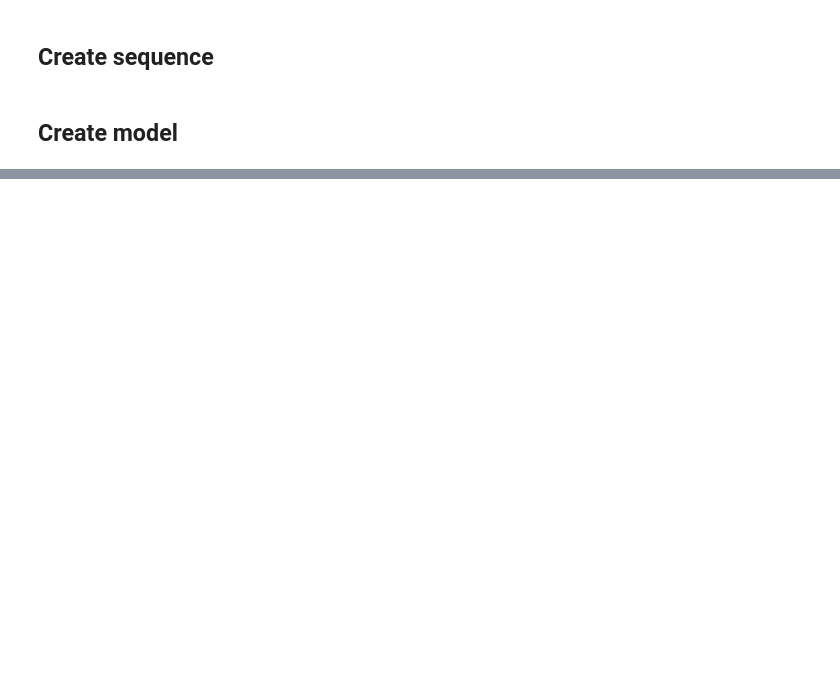
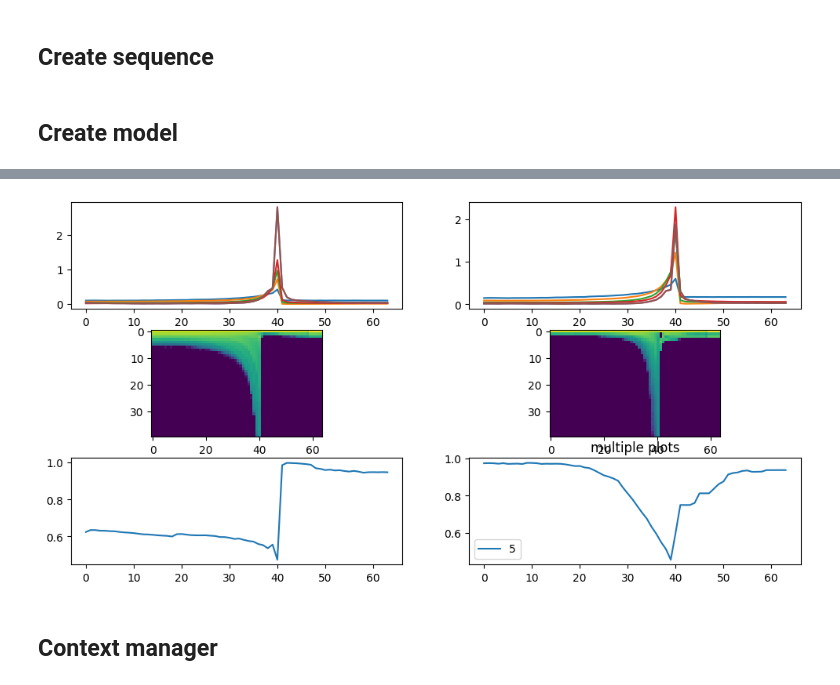
Before and after one commit to quangvu0702/course22p2, a Jupyter notebook: practice_nbs/001_hooks.ipynb, the cells around one changed output, grey strips where cells are left out. Drawn from its saved outputs; the diff is of its cells as text; code cells hidden in the pictures; blank space fills up the shorter version.

```diff
--- a/practice_nbs/001_hooks.ipynb
+++ b/practice_nbs/001_hooks.ipynb
@@ -96,0 +161,23 @@ plt.show()
+# %%
+import matplotlib.pyplot as plt
+
+
+fig, axes = plt.subplots(nrows=3, ncols=2, figsize=(12,6))
+for i, hook in enumerate(hooks):
+    axes[0][0].plot(hook.means, label=i)
+for i, hook in enumerate(hooks):
+    axes[0][1].plot(hook.stds, label=i)
+
+axes[1][0].imshow(torch.stack(hooks[1].hists).t().float().log1p())
+axes[1][1].imshow(torch.stack(hooks[3].hists).t().float().log1p())
+
+axes[2][0].plot([hist[0] / hist.sum() for hist in hooks[1].hists], label=i)
+axes[2][1].plot([hist[0] / hist.sum() for hist in hooks[3].hists], label=i)
+
+plt.legend()
+plt.title('multiple plots')
+plt.show()
+# %% [output]
+[figure, added]
+# %% [markdown]
+## Context manager
```
Also changed, not shown: parts of 21 cells of this notebook, 7 other files.
